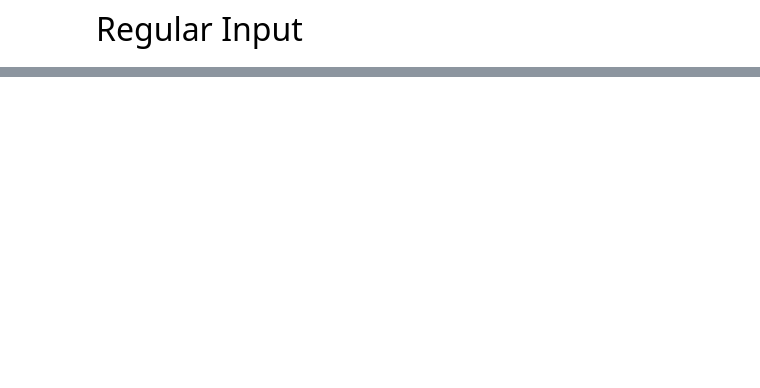
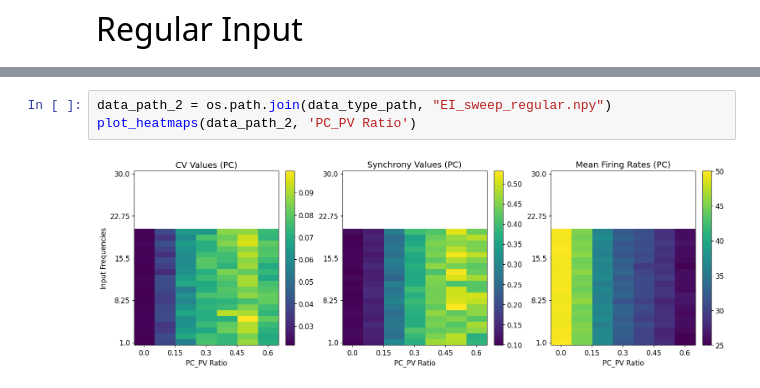
Before and after one commit to Aramatos/dynapse2_adaptation, a Jupyter notebook: Network_heatmaps_fig.ipynb, the cells around one changed output, grey strips where cells are left out. Saved outputs shown, nothing was run; the diff lists cells and outputs as text; blank space fills up the shorter version.

```diff
--- a/Network_heatmaps_fig.ipynb
+++ b/Network_heatmaps_fig.ipynb
@@ -289 +103,6 @@ for i in range(11):
+# %%
+data_path_2 = os.path.join(data_type_path, "EI_sweep_regular.npy")
+plot_heatmaps(data_path_2, 'PC_PV Ratio')
+# %% [output]
+[figure, added]
 # %%
```
Also changed, not shown: parts of 22 cells of this notebook, 7 other files.
